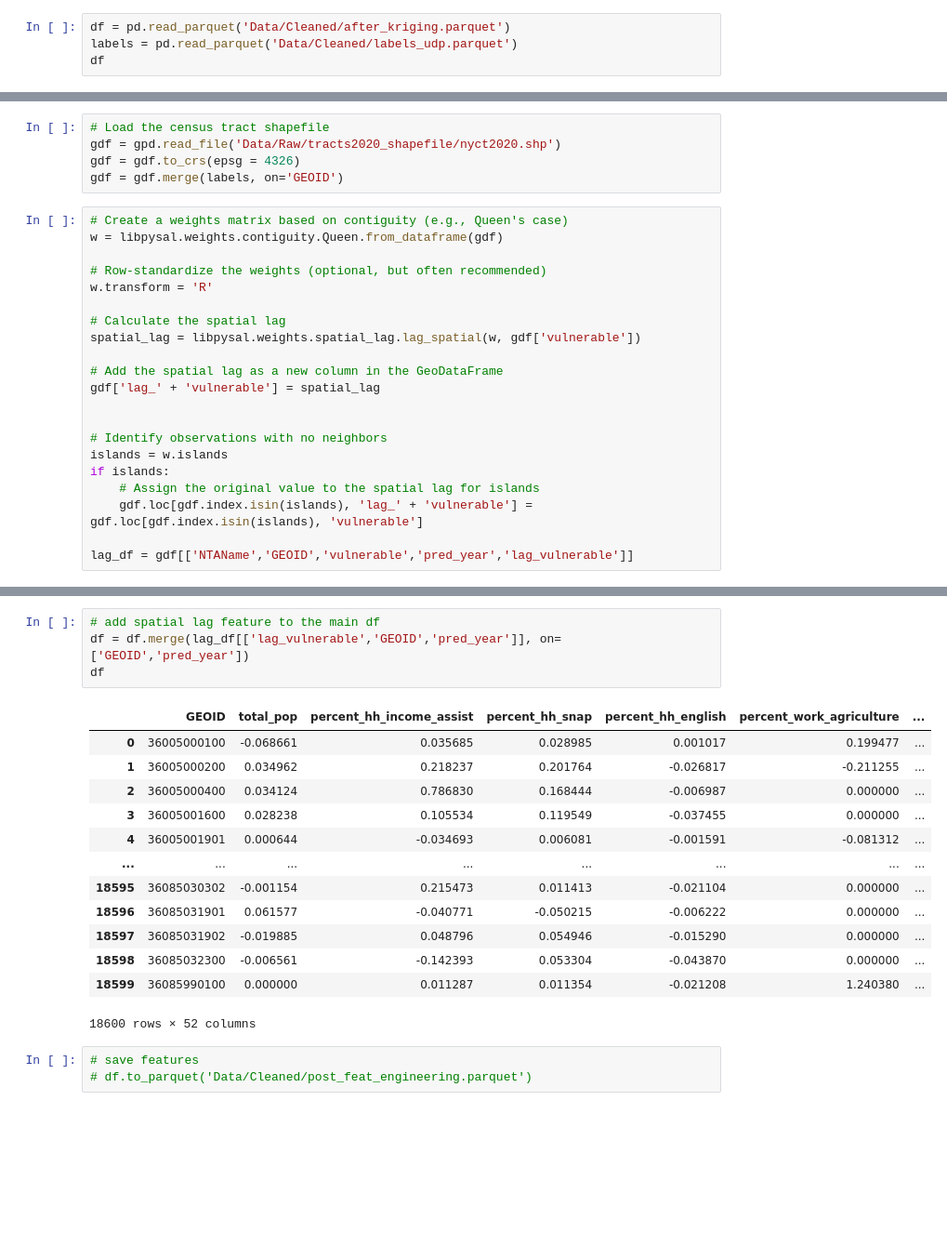
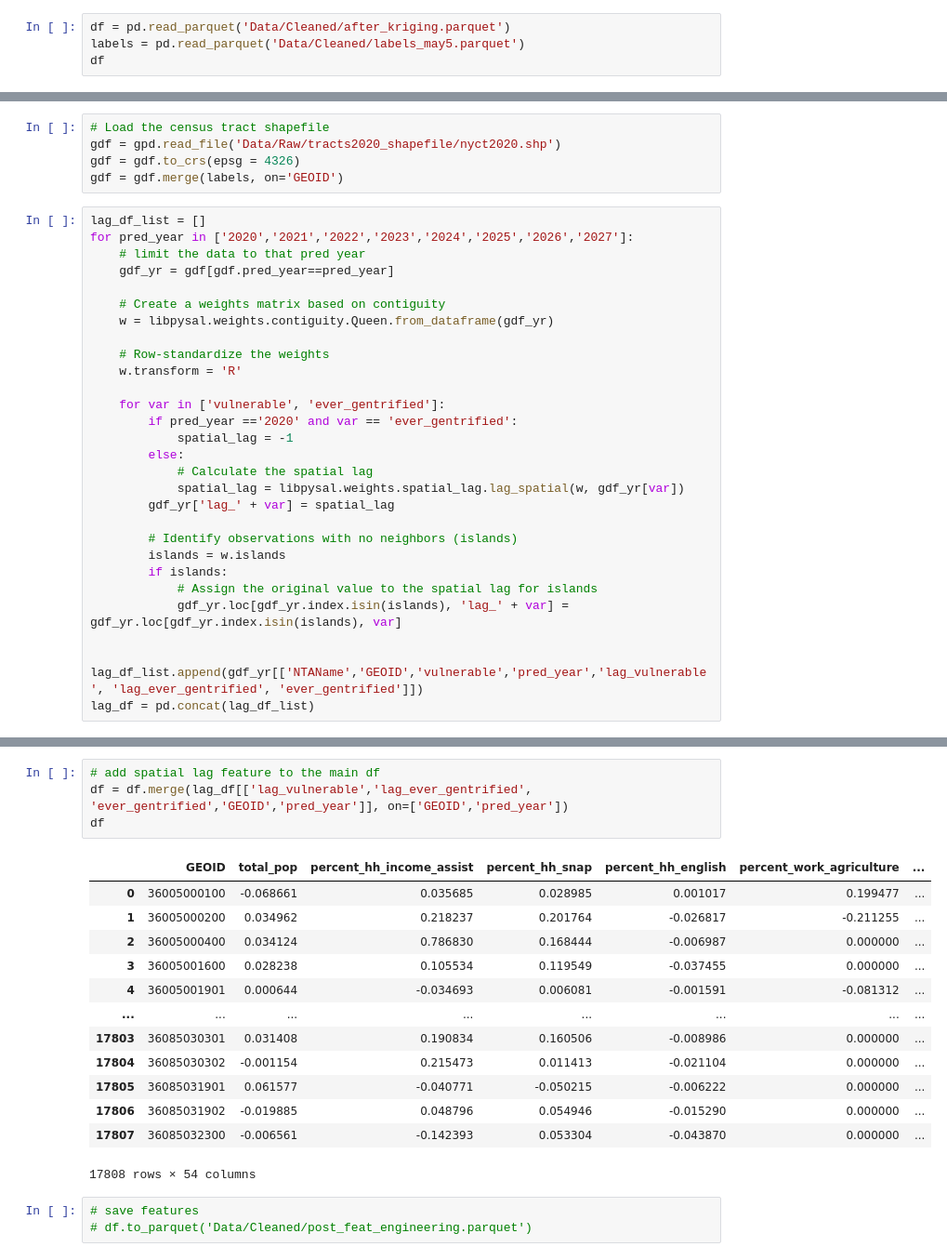
Before and after one commit to khyateed/forecasting-gentrification-nyc, a Jupyter notebook: feature_engineering.ipynb, the cells around one changed output, grey strips where cells are left out. Shown at 93% size. Saved outputs shown, nothing was run; the diff lists cells and outputs as text; blank space fills up the shorter version.

```diff
--- a/feature_engineering.ipynb
+++ b/feature_engineering.ipynb
@@ -11,7 +11,7 @@ import warnings
 warnings.filterwarnings('ignore')
 # %%
 df = pd.read_parquet('Data/Cleaned/after_kriging.parquet')
-labels = pd.read_parquet('Data/Cleaned/labels_udp.parquet')
+labels = pd.read_parquet('Data/Cleaned/labels_may5.parquet')
 df
 # %% [output]
 |  | NAME | total_pop | percent_hh_income_assist | percent_hh_snap | percent_hh_english | percent_work_agriculture | ... |
@@ -105,23 +105,30 @@ gdf = gpd.read_file('Data/Raw/tracts2020_shapefile/nyct2020.shp')
 gdf = gdf.to_crs(epsg = 4326)
 gdf = gdf.merge(labels, on='GEOID')
 # %%
-# Create a weights matrix based on contiguity (e.g., Queen's case)
-w = libpysal.weights.contiguity.Queen.from_dataframe(gdf)
+lag_df_list = []
+for pred_year in ['2020','2021','2022','2023','2024','2025','2026','2027']:
+    # limit the data to that pred year
+    gdf_yr = gdf[gdf.pred_year==pred_year]
 
-# Row-standardize the weights (optional, but often recommended)
-w.transform = 'R'
+    # Create a weights matrix based on contiguity
+    w = libpysal.weights.contiguity.Queen.from_dataframe(gdf_yr)
 
-# Calculate the spatial lag
-spatial_lag = libpysal.weights.spatial_lag.lag_spatial(w, gdf['vulnerable'])
+    # Row-standardize the weights
+    w.transform = 'R'
 
-# Add the spatial lag as a new column in the GeoDataFrame
-gdf['lag_' + 'vulnerable'] = spatial_lag
+    for var in ['vulnerable', 'ever_gentrified']:
+        if pred_year =='2020' and var == 'ever_gentrified':
+            spatial_lag = -1
+        else:
+            # Calculate the spatial lag
+            spatial_lag = libpysal.weights.spatial_lag.lag_spatial(w, gdf_yr[var])
+        gdf_yr['lag_' + var] = spatial_lag
 
+        # Identify observations with no neighbors (islands)
+        islands = w.islands
+        if islands:
+            # Assign the original value to the spatial lag for islands
+            gdf_yr.loc[gdf_yr.index.isin(islands), 'lag_' + var] = gdf_yr.loc[gdf_yr.index.isin(islands), var]
 
-# Identify observations with no neighbors
-islands = w.islands
-if islands:
-    # Assign the original value to the spatial lag for islands
-    gdf.loc[gdf.index.isin(islands), 'lag_' + 'vulnerable'] = gdf.loc[gdf.index.isin(islands), 'vulnerable']
-
-lag_df = gdf[['NTAName','GEOID','vulnerable','pred_year','lag_vulnerable']]
+    lag_df_list.append(gdf_yr[['NTAName','GEOID','vulnerable','pred_year','lag_vulnerable', 'lag_ever_gentrified', 'ever_gentrified']])
+lag_df = pd.concat(lag_df_list)
@@ -128,21 +153,21 @@ lag_df = gdf[['NTAName','GEOID','vulnerable','pred_year','lag_vulnerable']]
 # %%
 # add spatial lag feature to the main df
-df = df.merge(lag_df[['lag_vulnerable','GEOID','pred_year']], on=['GEOID','pred_year'])
+df = df.merge(lag_df[['lag_vulnerable','lag_ever_gentrified', 'ever_gentrified','GEOID','pred_year']], on=['GEOID','pred_year'])
 df
 # %% [output]
 |  | GEOID | total_pop | percent_hh_income_assist | percent_hh_snap | percent_hh_english | percent_work_agriculture | ... |
 | 0 | 36005000100 | -0.068661 | 0.035685 | 0.028985 | 0.001017 | 0.199477 | ... |
 | 1 | 36005000200 | 0.034962 | 0.218237 | 0.201764 | -0.026817 | -0.211255 | ... |
 | 2 | 36005000400 | 0.034124 | 0.786830 | 0.168444 | -0.006987 | 0.000000 | ... |
 | 3 | 36005001600 | 0.028238 | 0.105534 | 0.119549 | -0.037455 | 0.000000 | ... |
 | 4 | 36005001901 | 0.000644 | -0.034693 | 0.006081 | -0.001591 | -0.081312 | ... |
 | ... | ... | ... | ... | ... | ... | ... | ... |
-| 18595 | 36085030302 | -0.001154 | 0.215473 | 0.011413 | -0.021104 | 0.000000 | ... |
-| 18596 | 36085031901 | 0.061577 | -0.040771 | -0.050215 | -0.006222 | 0.000000 | ... |
-| 18597 | 36085031902 | -0.019885 | 0.048796 | 0.054946 | -0.015290 | 0.000000 | ... |
-| 18598 | 36085032300 | -0.006561 | -0.142393 | 0.053304 | -0.043870 | 0.000000 | ... |
-| 18599 | 36085990100 | 0.000000 | 0.011287 | 0.011354 | -0.021208 | 1.240380 | ... |
+| 17803 | 36085030301 | 0.031408 | 0.190834 | 0.160506 | -0.008986 | 0.000000 | ... |
+| 17804 | 36085030302 | -0.001154 | 0.215473 | 0.011413 | -0.021104 | 0.000000 | ... |
+| 17805 | 36085031901 | 0.061577 | -0.040771 | -0.050215 | -0.006222 | 0.000000 | ... |
+| 17806 | 36085031902 | -0.019885 | 0.048796 | 0.054946 | -0.015290 | 0.000000 | ... |
+| 17807 | 36085032300 | -0.006561 | -0.142393 | 0.053304 | -0.043870 | 0.000000 | ... |
-18600 rows × 52 columns
+17808 rows × 54 columns
 # %%
 # save features
 # df.to_parquet('Data/Cleaned/post_feat_engineering.parquet')
```
Also changed, not shown: parts of 2 cells of this notebook, 3 other files.
